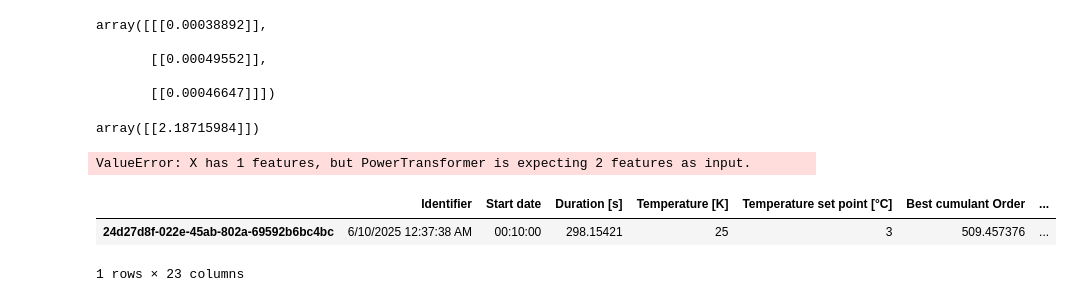
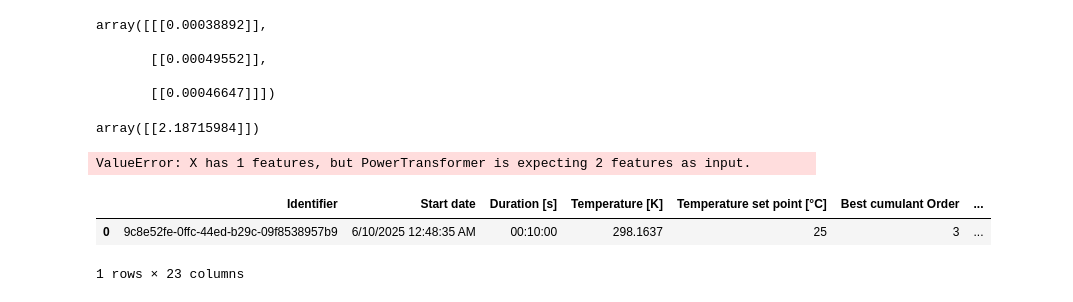
Before and after one commit to MWhitta/PCT, a Jupyter notebook: pct_dev_v1.ipynb, the cells around one changed output. Drawn from its saved outputs; the diff is of its cells as text; code cells hidden in the pictures.

```diff
--- a/pct_dev_v1.ipynb
+++ b/pct_dev_v1.ipynb
@@ -107,8 +107,8 @@ ValueError: X has 1 features, but PowerTransformer is expecting 2 features as in
 pct1 = pct.Dataloader(path1)
 data = pct1.load()
 # %%
-data.experiments['Measurement 1']['measurements'][0]['summary']
+data.experiments['Measurement 2']['measurements'][0]['summary']
 # %% [output]
 |  | Identifier | Start date | Duration [s] | Temperature [K] | Temperature set point [°C] | Best cumulant Order | ... |
-| 24d27d8f-022e-45ab-802a-69592b6bc4bc | 6/10/2025 12:37:38 AM | 00:10:00 | 298.15421 | 25 | 3 | 509.457376 | ... |
+| 0 | 9c8e52fe-0ffc-44ed-b29c-09f8538957b9 | 6/10/2025 12:48:35 AM | 00:10:00 | 298.1637 | 25 | 3 | ... |
 1 rows × 23 columns
```
Also changed, not shown: 1 other file.
